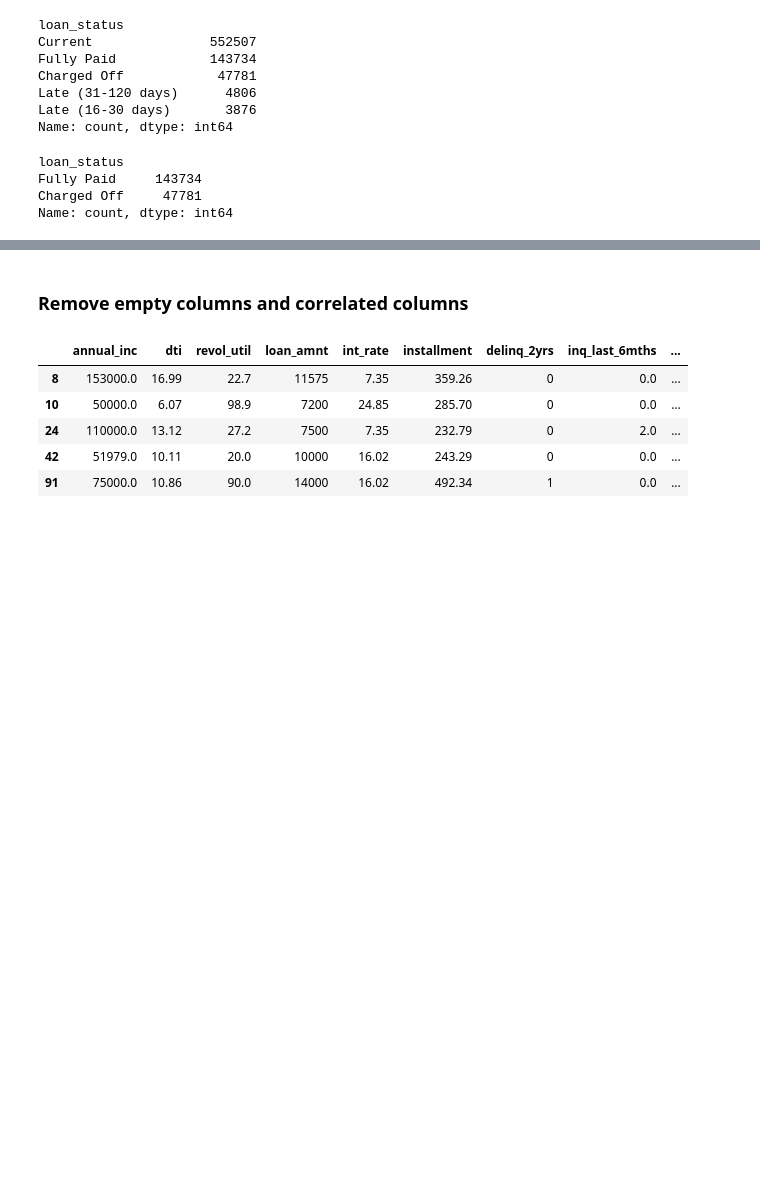
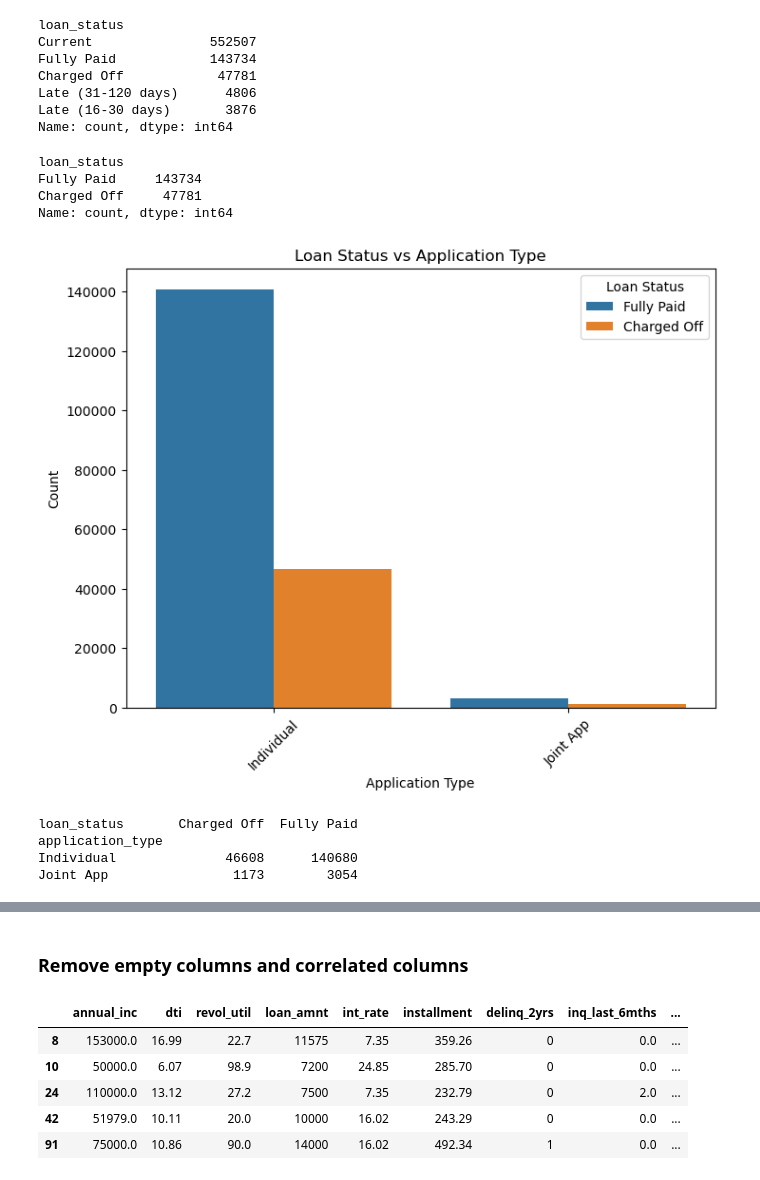
Before and after one commit to SenithDilitha/AIAndInnovation, a Jupyter notebook: LoanStatusPrediction/loan_status_prediction.ipynb, the cells around one changed output, grey strips where cells are left out. Drawn from its saved outputs; the diff is of its cells as text; code cells hidden in the pictures; blank space fills up the shorter version.

```diff
--- a/LoanStatusPrediction/loan_status_prediction.ipynb
+++ b/LoanStatusPrediction/loan_status_prediction.ipynb
@@ -45,7 +45,7 @@ selected_columns = [
     'sub_grade', 'verification_status', 'delinq_2yrs', 'inq_last_6mths',
     'open_acc', 'pub_rec', 'total_acc', 'earliest_cr_line', 'addr_state',
     'term', 'total_pymnt', 'total_rec_prncp', 'total_rec_int',
-    'total_rec_late_fee', 'collections_12_mths_ex_med', 'loan_status'
+    'total_rec_late_fee', 'collections_12_mths_ex_med', 'loan_status', 'application_type'
 ]
 
 selected_df = df[selected_columns]
@@ -162,3 +162,23 @@ loan_status
 Fully Paid     143734
 Charged Off     47781
 Name: count, dtype: int64
+# %%
+plt.figure(figsize=(8, 6))
+sns.countplot(x='application_type', hue='loan_status', data=df_modified)
+plt.title('Loan Status vs Application Type')
+plt.xlabel('Application Type')
+plt.ylabel('Count')
+plt.xticks(rotation=45)
+plt.legend(title='Loan Status')
+plt.show()
+
+contingency_table = pd.crosstab(df_modified['application_type'], df_modified['loan_status'])
+
+# Display contingency table with grid
+print(contingency_table.to_string(index=True, header=True))
+# %% [output]
+[figure, added]
+loan_status       Charged Off  Fully Paid
+application_type
+Individual              46608      140680
+Joint App                1173        3054
```
Also changed, not shown: parts of 1 cell of this notebook, 1 other file.
